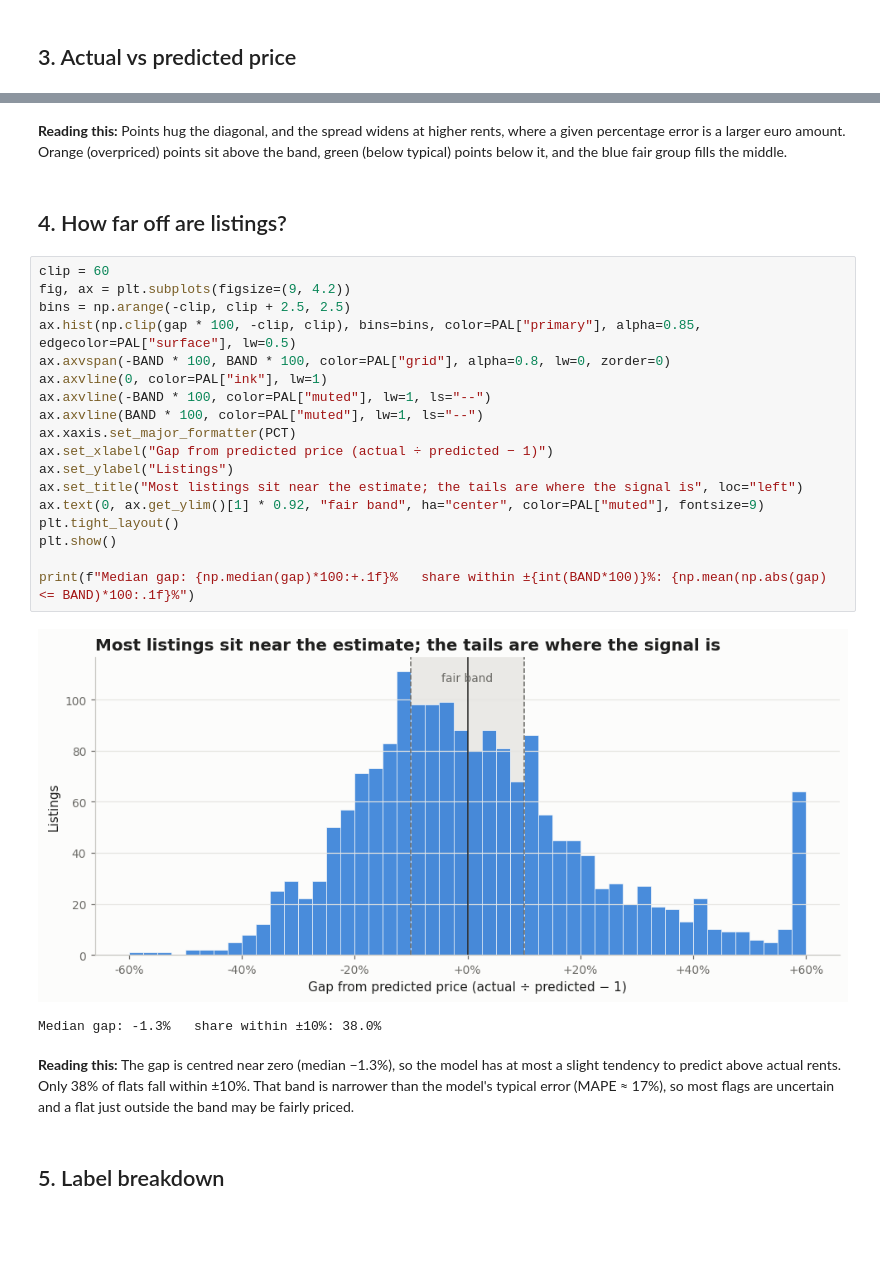
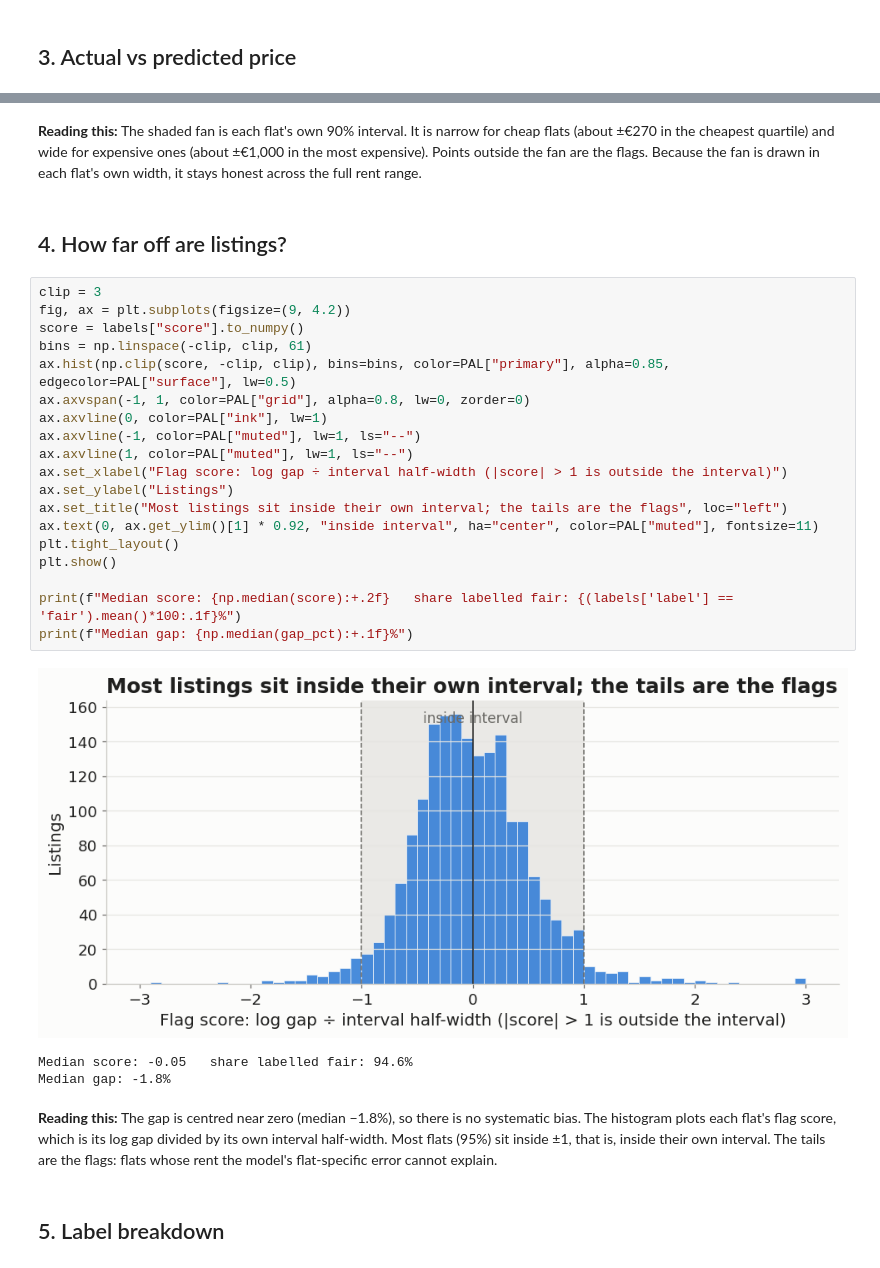
Before and after one commit to palexo0o/MLProjectBAM, a Jupyter notebook: src/model/fair_value_results.ipynb, the cells around one changed output, grey strips where cells are left out. Drawn from its saved outputs; the diff is of its cells as text; blank space fills up the shorter version.

```diff
--- a/src/model/fair_value_results.ipynb
+++ b/src/model/fair_value_results.ipynb
@@ -205,30 +180,32 @@ Best model by MAE: gradient_boosting
-# %% [markdown]
-**Reading this:** Points hug the diagonal, and the spread widens at higher rents, where a given percentage error is a larger euro amount. Orange (overpriced) points sit above the band, green (below typical) points below it, and the blue fair group fills the middle.
+# %% [markdown]
+**Reading this:** The shaded fan is each flat's own 90% interval. It is narrow for cheap flats (about ±€270 in the cheapest quartile) and wide for expensive ones (about ±€1,000 in the most expensive). Points outside the fan are the flags. Because the fan is drawn in each flat's own width, it stays honest across the full rent range.
 # %% [markdown]
 ## 4. How far off are listings?
 # %%
-clip = 60
+clip = 3
 fig, ax = plt.subplots(figsize=(9, 4.2))
-bins = np.arange(-clip, clip + 2.5, 2.5)
-ax.hist(np.clip(gap * 100, -clip, clip), bins=bins, color=PAL["primary"], alpha=0.85, edgecolor=PAL["surface"], lw=0.5)
-ax.axvspan(-BAND * 100, BAND * 100, color=PAL["grid"], alpha=0.8, lw=0, zorder=0)
+score = labels["score"].to_numpy()
+bins = np.linspace(-clip, clip, 61)
+ax.hist(np.clip(score, -clip, clip), bins=bins, color=PAL["primary"], alpha=0.85, edgecolor=PAL["surface"], lw=0.5)
+ax.axvspan(-1, 1, color=PAL["grid"], alpha=0.8, lw=0, zorder=0)
 ax.axvline(0, color=PAL["ink"], lw=1)
-ax.axvline(-BAND * 100, color=PAL["muted"], lw=1, ls="--")
-ax.axvline(BAND * 100, color=PAL["muted"], lw=1, ls="--")
-ax.xaxis.set_major_formatter(PCT)
-ax.set_xlabel("Gap from predicted price (actual ÷ predicted − 1)")
+ax.axvline(-1, color=PAL["muted"], lw=1, ls="--")
+ax.axvline(1, color=PAL["muted"], lw=1, ls="--")
+ax.set_xlabel("Flag score: log gap ÷ interval half-width (|score| > 1 is outside the interval)")
 ax.set_ylabel("Listings")
-ax.set_title("Most listings sit near the estimate; the tails are where the signal is", loc="left")
-ax.text(0, ax.get_ylim()[1] * 0.92, "fair band", ha="center", color=PAL["muted"], fontsize=9)
+ax.set_title("Most listings sit inside their own interval; the tails are the flags", loc="left")
+ax.text(0, ax.get_ylim()[1] * 0.92, "inside interval", ha="center", color=PAL["muted"], fontsize=11)
 plt.tight_layout()
 plt.show()
 
-print(f"Median gap: {np.median(gap)*100:+.1f}%   share within ±{int(BAND*100)}%: {np.mean(np.abs(gap) <= BAND)*100:.1f}%")
+print(f"Median score: {np.median(score):+.2f}   share labelled fair: {(labels['label'] == 'fair').mean()*100:.1f}%")
+print(f"Median gap: {np.median(gap_pct):+.1f}%")
 # %% [output]
-[figure, old version]
+[figure, new version]
-Median gap: -1.3%   share within ±10%: 38.0%
+Median score: -0.05   share labelled fair: 94.6%
+Median gap: -1.8%
-# %% [markdown]
-**Reading this:** The gap is centred near zero (median −1.3%), so the model has at most a slight tendency to predict above actual rents. Only 38% of flats fall within ±10%. That band is narrower than the model's typical error (MAPE ≈ 17%), so most flags are uncertain and a flat just outside the band may be fairly priced.
+# %% [markdown]
+**Reading this:** The gap is centred near zero (median −1.8%), so there is no systematic bias. The histogram plots each flat's flag score, which is its log gap divided by its own interval half-width. Most flats (95%) sit inside ±1, that is, inside their own interval. The tails are the flags: flats whose rent the model's flat-specific error cannot explain.
 # %% [markdown]
 ## 5. Label breakdown
 # %%
```
Also changed, not shown: parts of 18 cells of this notebook, 3 other files.
